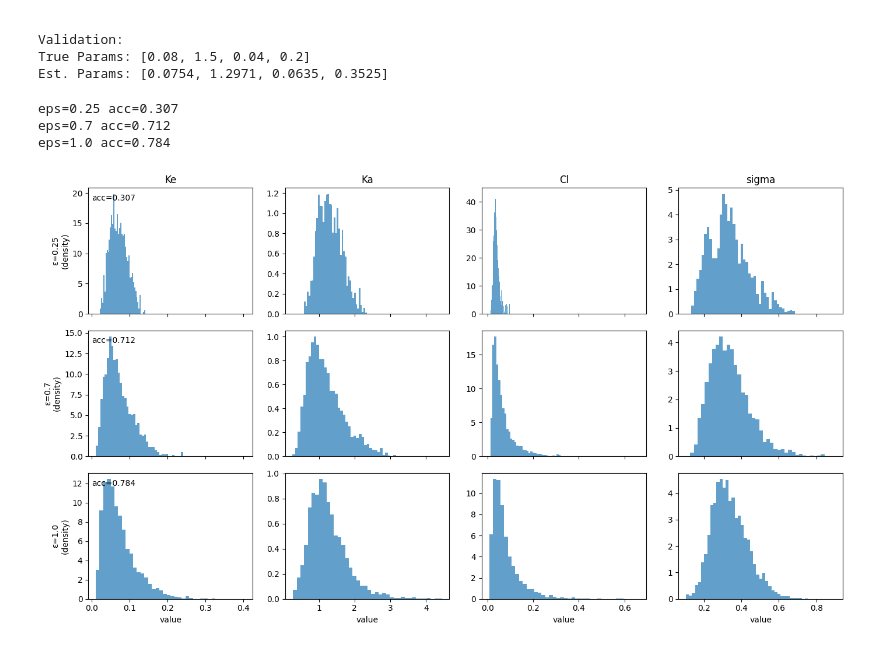
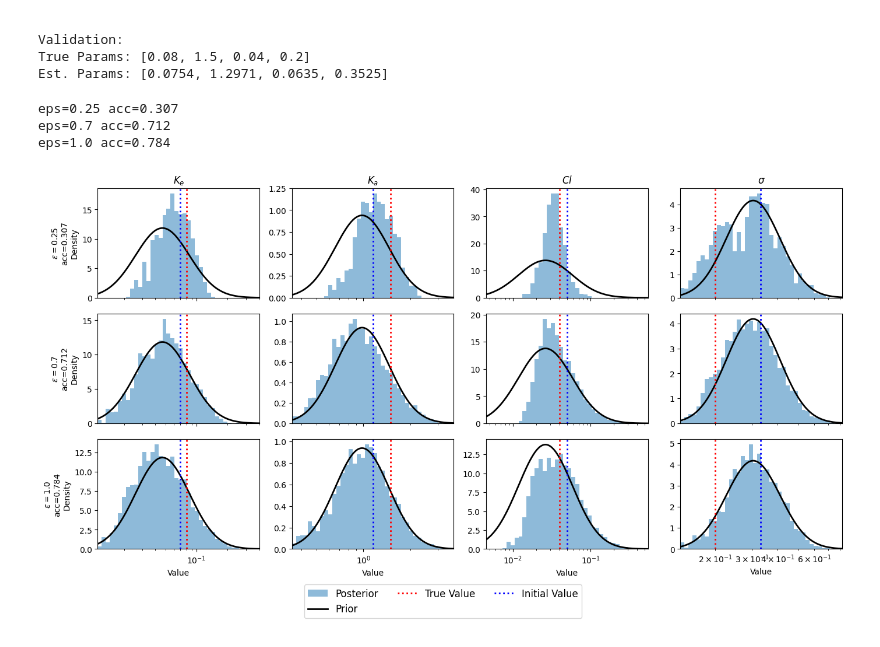
Before and after one commit to OscarWohlf/ApproximateBayesianComputationMCMC, a Jupyter notebook: abc_mcmc.ipynb, the cells around one changed output. Saved outputs shown, nothing was run; the diff lists cells and outputs as text; code cells hidden in the pictures.

```diff
--- a/abc_mcmc.ipynb
+++ b/abc_mcmc.ipynb
@@ -493,46 +499,97 @@ def goal5():
         thetas_eps[e] = thetas
         acc_eps[e] = accepted / N
         print(f"eps={e} acc={acc_eps[e]:.3f}")
 
 
-    param_names = ["Ke", "Ka", "Cl", "sigma"]
+    use_log_scale = True
+
+    param_names = [r"$K_e$", r"$K_a$", r"$Cl$", r"$\sigma$"]
+    true_params = [0.08, 1.5, 0.04, 0.2]
+    theta0 = [0.07, 1.15, 0.05, 0.33]
+
+
+    prior_params = [(-2.7, 0.6), (0.14, 0.4), (-3.0, 0.8), (-1.1, 0.3)]
     burn = 2000  # adjust or set to 0
-    bins = 40
+    num_bins = 40
 
     fig, axes = plt.subplots(3, 4, figsize=(14, 8), sharex='col')
 
     for r, e in enumerate(eps_list):
         samples = thetas_eps[e][burn:]  # shape (N+1-burn, 4)
 
         for c in range(4):
             ax = axes[r, c]
-            ax.hist(samples[:, c], bins=bins, density=True, alpha=0.7)
+            data_col = samples[:, c]
 
+            # Prior stats in log-space
+            mu_prior, sd_prior = prior_params[c]
+            log_low = mu_prior - 3 * sd_prior
+            log_high = mu_prior + 3 * sd_prior
+
+            # Set ranges to be 3 sd from mean
+            x_min, x_max = np.exp(log_low), np.exp(log_high)
+
+            if use_log_scale:
+                bins = np.exp(np.linspace(log_low, log_high, num_bins + 1))
+                ax.set_xscale('log')
+            else:
+                bins = np.linspace(x_min, x_max, num_bins + 1)
+
+
+            # Plot Posterior Histogram
+            ax.hist(data_col, bins=bins, density=True, alpha=0.5, label="Posterior")
+            ax.set_xlim(x_min, x_max)
+
+            # --- Plot Prior Density Curve ---
+            if use_log_scale:
+                x_range = np.exp(np.linspace(log_low, log_high, 200))
+            else:
+                x_range = np.linspace(x_min, x_max, 200)
+
+            prior_pdf = (np.exp(-(np.log(x_range) - mu_prior)**2 / (2 * sd_prior**2)) /
+                         (x_range * sd_prior * np.sqrt(2 * np.pi)))
+            ax.plot(x_range, prior_pdf, 'k-', lw=2, label="Prior")
+
+            # Add red dotted line for the true value
+            ax.axvline(true_params[c], color='red', linestyle=':', linewidth=2, label="True Value")
+
+            # Add blue dotted line for the initial value (theta0)
+            ax.axvline(theta0[c], color='blue', linestyle=':', linewidth=2, label="Initial Value")
             if r == 0:
                 ax.set_title(param_names[c])
             if c == 0:
-                ax.set_ylabel(f"ε={e}\n(density)")
+                # Epsilon and Acceptance rate in LaTeX
+                ax.set_ylabel(rf"$\epsilon={e}$" + "\n" + rf"acc={acc_eps[e]:.3f}" + "\n" + "Density")
             if r == 2:
-                ax.set_xlabel("value")
+                ax.set_xlabel("Value")
 
-    # add acceptance rates on the left side
-    for r, e in enumerate(eps_list):
-        axes[r, 0].text(
-            0.02, 0.95, f"acc={acc_eps[e]:.3f}",
-            transform=axes[r, 0].transAxes,
-            va="top"
-        )
+    handles, labels = axes[0, 0].get_legend_handles_labels()
+    fig.legend(handles, labels, loc='lower center', ncol=3, bbox_to_anchor=(0.5, 0.02), fontsize=12)
 
-    plt.tight_layout()
+
+    plt.tight_layout(rect=[0, 0.1, 1, 1])
     plt.show()
 
+
+    print(f"{'Tolerance':<12} | {'Ke':<10} | {'Ka':<10} | {'Cl':<10} | {'sigma':<10}")
+    print("-" * 65)
+
+    for eps, samples in thetas_eps.items():
+        # Slice the array to remove the first 2000 samples
+        clean_samples = samples[burn:]
+
+        # Calculate the mean along the columns (axis 0)
+        means = clean_samples.mean(axis=0)
+
+        print(f"{eps:<12} | {means[0]:<10.4f} | {means[1]:<10.4f} | {means[2]:<10.4f} | {means[3]:<10.4f}")
+
     # return data to use in goal6
-    return thetas_eps, data_obs
+    return thetas_eps, acc_eps, data_obs
 
 # run goal5()
-thetas_eps, data_obs = goal5()
+thetas_eps, acc_eps, data_obs = goal5()
 # %% [output]
 eps=0.25 acc=0.307
 eps=0.7 acc=0.712
 eps=1.0 acc=0.784
-[figure, old version]
+[figure, new version]
```
Also changed, not shown: parts of 5 cells of this notebook, 3 other files.
